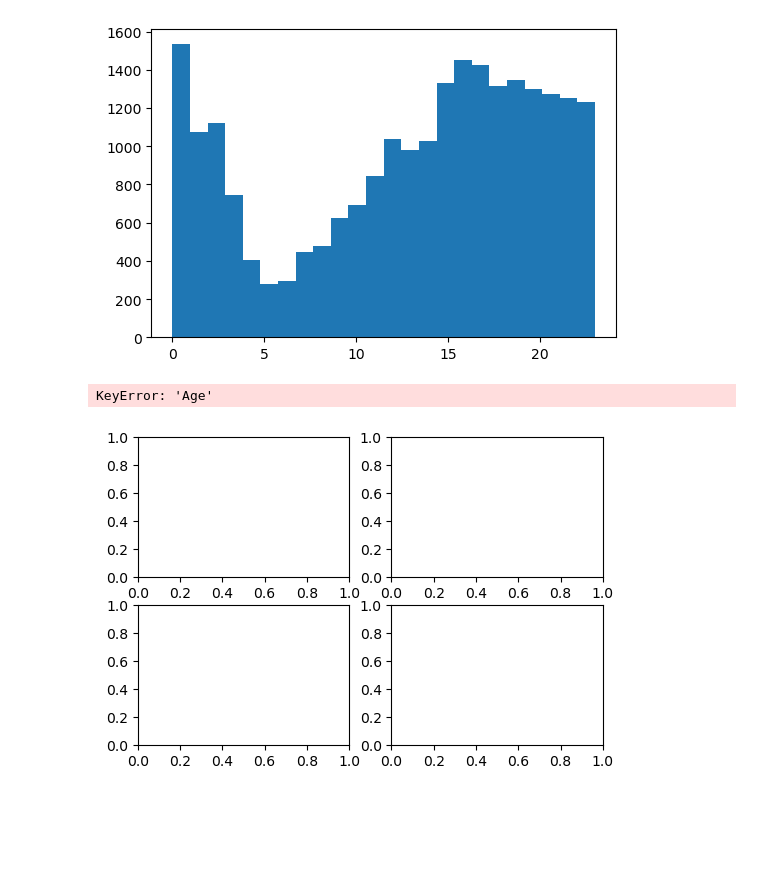
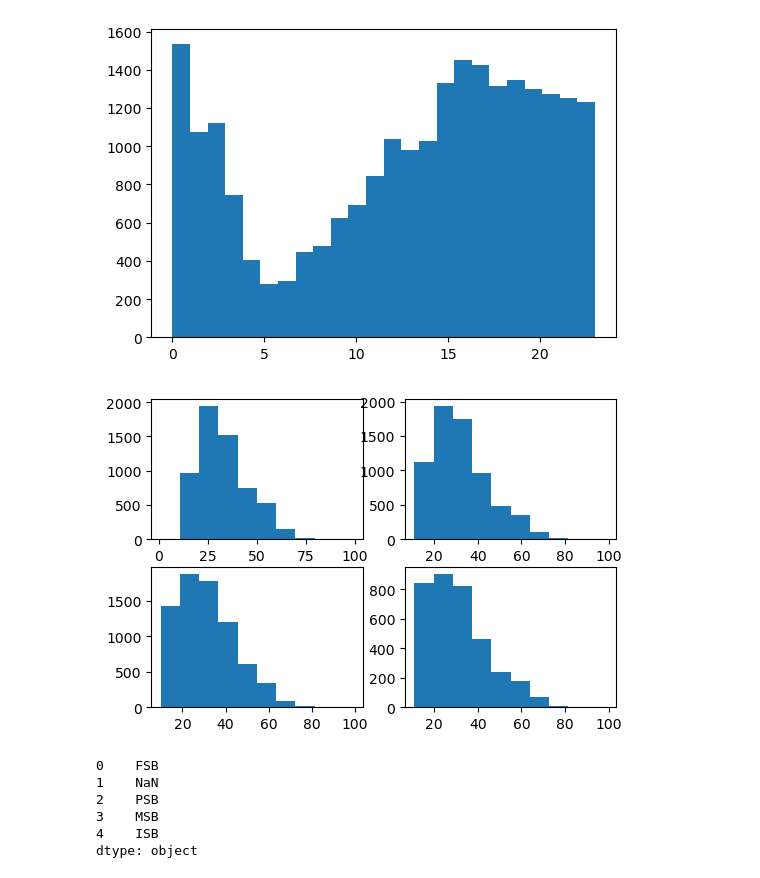
Before and after one commit to emmajslz/eda-project-police-arrest, a Jupyter notebook: eda_fp_scratch.ipynb, the cells around one changed output. Drawn from its saved outputs; the diff is of its cells as text; code cells hidden in the pictures; blank space fills up the shorter version.

```diff
--- a/eda_fp_scratch.ipynb
+++ b/eda_fp_scratch.ipynb
@@ -13,6 +13,20 @@ df_police.head()
 | 2 | 3 | Black/African American | Male | 18 | NON-HISPANIC | 1.0 | ... |
 | 3 | 4 | Black/African American | Male | 21 | NON-HISPANIC | 1.0 | ... |
 | 4 | 5 | White | Female | 38 | HISPANIC | 4.0 | ... |
+# %%
+renames = {}
+for colname in df_police:
+    words = colname.lower().split(' ')
+    if words[0] == 'id' or words[0] == "district" or words[0] == "ethnicity":
+        renames[colname] = words[0]
+    elif words[0] == "subject's" or words[0] == "assigned":
+        renames[colname] = words[1]
+    elif words[0] == 'event':
+        words = [words[0]] + words[1].split("/")
+        renames[colname] = "_".join(words)
+    else:
+        renames[colname] = "_".join(words)
+df_police.rename(columns=renames, inplace=True)
 # %%
 fig, ax = plt.subplots(figsize = (6,4))
 ax.hist(df_police["Subject's age"])
@@ -96,7 +110,7 @@ df_police.head()
 | 3 | 4 | Black/African American | Male | 21 | NON-HISPANIC | 1.0 | ... |
 | 4 | 5 | White | Female | 38 | HISPANIC | 4.0 | ... |
 # %%
-df_police["Event Date/Time"] = pd.to_datetime(df_police['Event Date/Time'])
+df_police["Event Date/Time"] = pd.to_datetime(df_police['event_date_time'])
 df_police["Year"] = df_police["Event Date/Time"].dt.year
 df_police["Month"] = df_police["Event Date/Time"].dt.month
 df_police["weekday"] = df_police["Event Date/Time"].dt.dayofweek
@@ -222,13 +235,14 @@ plt.show()
 # %% [output]
 [figure]
 # %%
-fig, axes = plt.subplots(nrows=2, ncols=2, figsize=(6,4))  # make one subplot (ax) on the figure
-axes = axes.flatten() # it comes out as a 2D matrix; convert to a vector
+fig, axes = plt.subplots(nrows=2, ncols=2, figsize=(6,4))
+axes = axes.flatten()
 
-axes[0].hist(df_police['Age'][df_police['Year'] == 2021])
-axes[1].hist(df_police['Age'][df_police['Year'] == 2022])
-axes[2].hist(df_police['Age'][df_police['Year'] == 2023])
-axes[3].hist(df_police['Age'][df_police['Year'] == 2024])
+axes[0].hist(df_police["Subject's age"][df_police['Year'] == 2021])
+axes[1].hist(df_police["Subject's age"][df_police['Year'] == 2022])
+axes[2].hist(df_police["Subject's age"][df_police['Year'] == 2023])
+axes[3].hist(df_police["Subject's age"][df_police['Year'] == 2024])
+
+plt.show()
 # %% [output]
-KeyError: 'Age'
-[figure, old version]
+[figure, new version]
@@ -234,0 +270,25 @@ KeyError: 'Age'
+# %%
+unq_bur = pd.Series(df_police['bureau'].unique())
+
+bureau_colors = ['red', 'blue', 'green', 'purple', 'orange']
+
+cols_mp = df_police['bureau'].map(cols)
+bureau_colors = []
+for i in range(len(df_police['bureau'])):
+    if df_police['bureau'][i] == 'FSB':
+        bureau_colors.append('red')
+    elif df_police['bureau'][i] == 'PSB':
+        bureau_colors.append('blue')
+    elif df_police['bureau'][i] == 'MSB':
+        bureau_colors.append('green')
+    elif df_police['bureau'][i] == 'ISB':
+        bureau_colors.append('purple')
+    else:
+        bureau_colors.append('orange')
+# %% [output]
+0    FSB
+1    NaN
+2    PSB
+3    MSB
+4    ISB
+dtype: object
```
Also changed, not shown: parts of 11 cells of this notebook.
